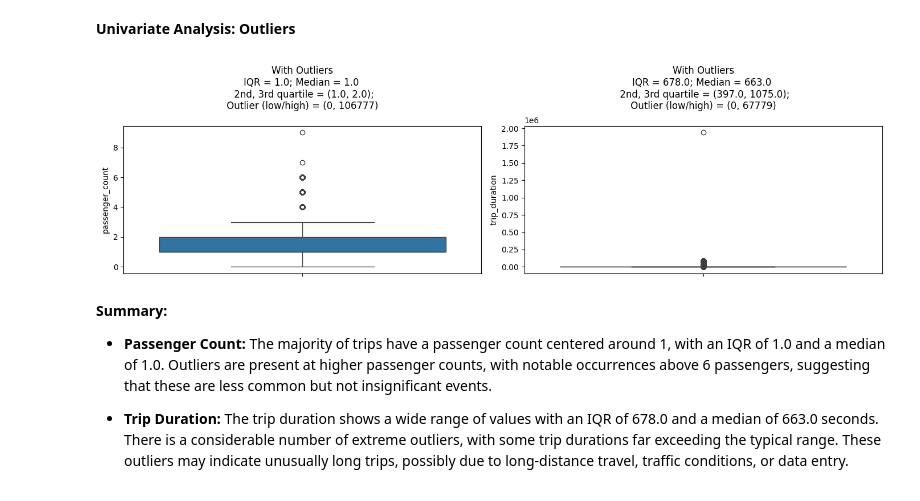
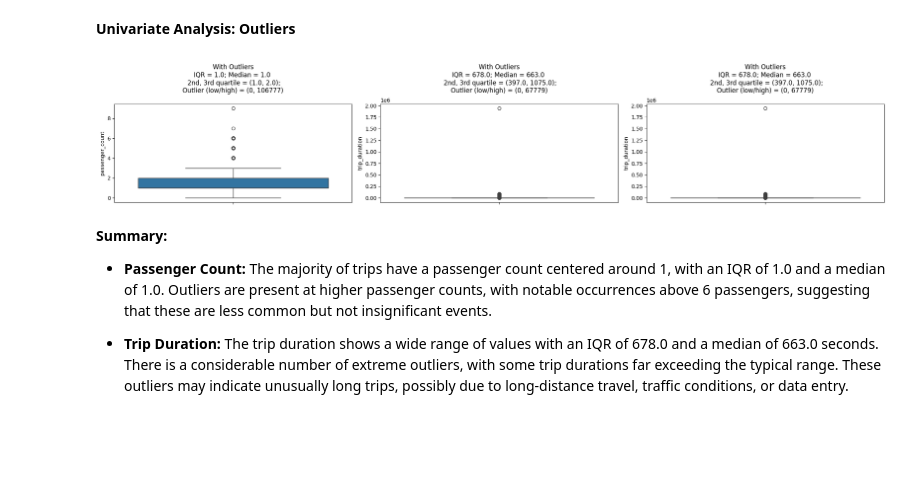
Before and after one commit to namozhdehi/KSR, a Jupyter notebook: NYC_Taxi_EDA.ipynb, the cells around one changed output. Cells and saved outputs as stored; diff of their text form; code cells hidden in the pictures; blank space fills up the shorter version.

```diff
--- a/NYC_Taxi_EDA.ipynb
+++ b/NYC_Taxi_EDA.ipynb
@@ -804,9 +804,9 @@ def UVA_outlier(data, var_group, include_outlier=True):
 # Example usage:
 # UVA_outlier(df, ['dropoff_longitude', 'dropoff_latitude', 'dropoff_date', 'dropoff_time'])
 # %%
-UVA_outlier(df, [ 'passenger_count', 'trip_duration'])
+UVA_outlier(df, [ 'passenger_count', 'trip_duration', 'trip_duration'])
 # %% [output]
-[figure, old version]
+[figure, new version]
 # %% [markdown]
 **Summary:**
 
```
Also changed, not shown: parts of 12 cells of this notebook.
